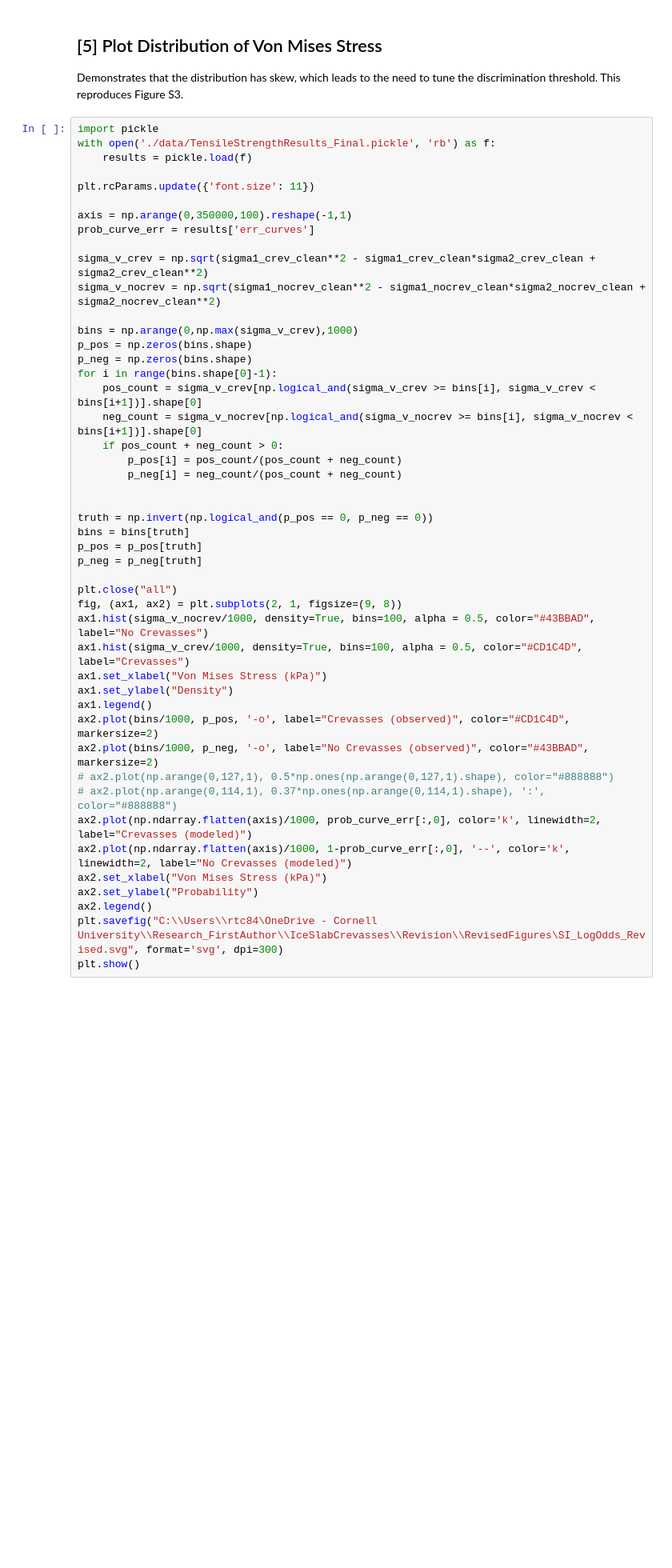
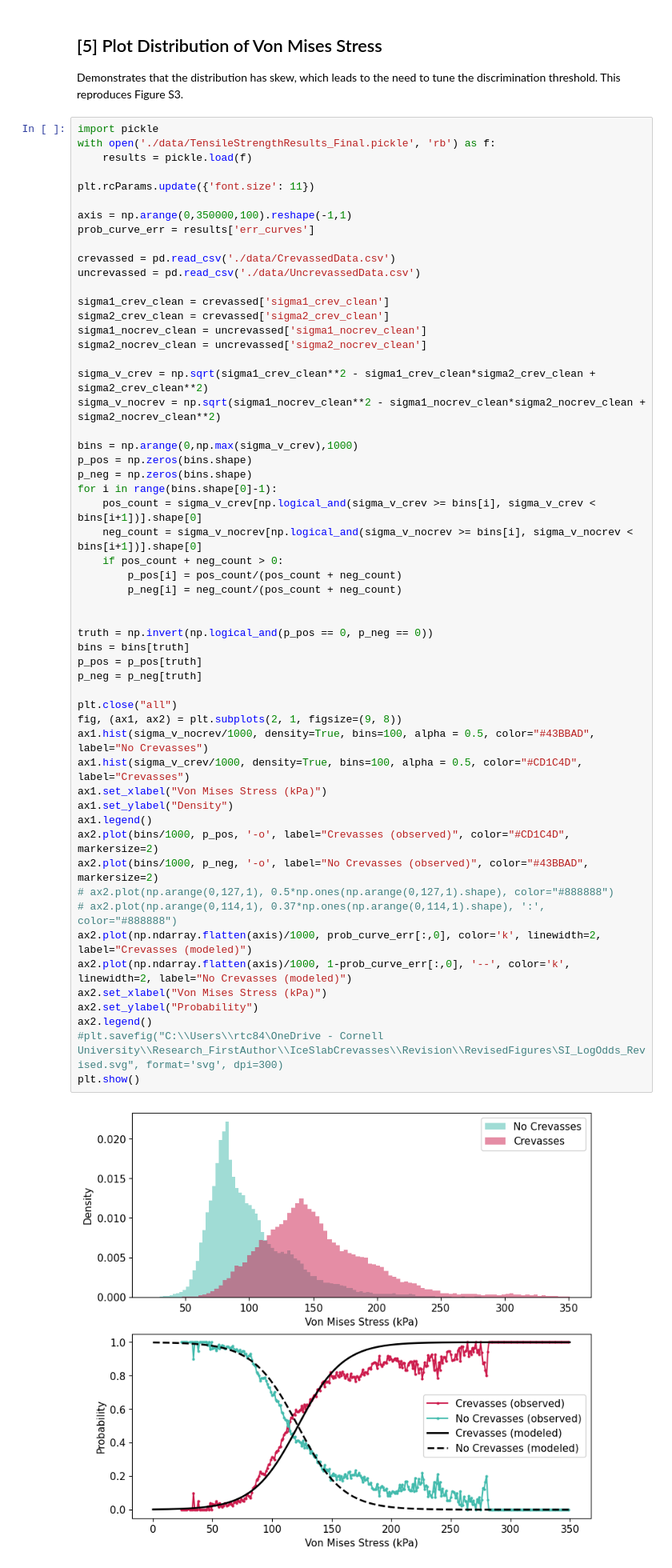
Before and after one commit to rtculberg/GrISCrevassePrediction, a Jupyter notebook: g_TensileStrengthPlots.ipynb, the cells around one changed output. Shown: that part at 80% size. Cells and saved outputs as stored; diff of their text form; blank space fills up the shorter version.

```diff
--- a/g_TensileStrengthPlots.ipynb
+++ b/g_TensileStrengthPlots.ipynb
@@ -709,6 +709,14 @@ plt.rcParams.update({'font.size': 11})
 
 axis = np.arange(0,350000,100).reshape(-1,1)
 prob_curve_err = results['err_curves']
+
+crevassed = pd.read_csv('./data/CrevassedData.csv')
+uncrevassed = pd.read_csv('./data/UncrevassedData.csv')
+
+sigma1_crev_clean = crevassed['sigma1_crev_clean']
+sigma2_crev_clean = crevassed['sigma2_crev_clean']
+sigma1_nocrev_clean = uncrevassed['sigma1_nocrev_clean']
+sigma2_nocrev_clean = uncrevassed['sigma2_nocrev_clean']
 
 sigma_v_crev = np.sqrt(sigma1_crev_clean**2 - sigma1_crev_clean*sigma2_crev_clean + sigma2_crev_clean**2)
 sigma_v_nocrev = np.sqrt(sigma1_nocrev_clean**2 - sigma1_nocrev_clean*sigma2_nocrev_clean + sigma2_nocrev_clean**2)
@@ -719,31 +727,33 @@ p_neg = np.zeros(bins.shape)
 for i in range(bins.shape[0]-1):
     pos_count = sigma_v_crev[np.logical_and(sigma_v_crev >= bins[i], sigma_v_crev < bins[i+1])].shape[0]
     neg_count = sigma_v_nocrev[np.logical_and(sigma_v_nocrev >= bins[i], sigma_v_nocrev < bins[i+1])].shape[0]
     if pos_count + neg_count > 0:
         p_pos[i] = pos_count/(pos_count + neg_count)
         p_neg[i] = neg_count/(pos_count + neg_count)
 
 
 truth = np.invert(np.logical_and(p_pos == 0, p_neg == 0))
 bins = bins[truth]
 p_pos = p_pos[truth]
 p_neg = p_neg[truth]
 
 plt.close("all")
 fig, (ax1, ax2) = plt.subplots(2, 1, figsize=(9, 8))
 ax1.hist(sigma_v_nocrev/1000, density=True, bins=100, alpha = 0.5, color="#43BBAD", label="No Crevasses")
 ax1.hist(sigma_v_crev/1000, density=True, bins=100, alpha = 0.5, color="#CD1C4D", label="Crevasses")
 ax1.set_xlabel("Von Mises Stress (kPa)")
 ax1.set_ylabel("Density")
 ax1.legend()
 ax2.plot(bins/1000, p_pos, '-o', label="Crevasses (observed)", color="#CD1C4D", markersize=2)
 ax2.plot(bins/1000, p_neg, '-o', label="No Crevasses (observed)", color="#43BBAD", markersize=2)
 # ax2.plot(np.arange(0,127,1), 0.5*np.ones(np.arange(0,127,1).shape), color="#888888")
 # ax2.plot(np.arange(0,114,1), 0.37*np.ones(np.arange(0,114,1).shape), ':', color="#888888")
 ax2.plot(np.ndarray.flatten(axis)/1000, prob_curve_err[:,0], color='k', linewidth=2, label="Crevasses (modeled)")
 ax2.plot(np.ndarray.flatten(axis)/1000, 1-prob_curve_err[:,0], '--', color='k', linewidth=2, label="No Crevasses (modeled)")
 ax2.set_xlabel("Von Mises Stress (kPa)")
 ax2.set_ylabel("Probability")
 ax2.legend()
-plt.savefig("C:\\Users\\rtc84\OneDrive - Cornell University\\Research_FirstAuthor\\IceSlabCrevasses\\Revision\\RevisedFigures\SI_LogOdds_Revised.svg", format='svg', dpi=300)
+#plt.savefig("C:\\Users\\rtc84\OneDrive - Cornell University\\Research_FirstAuthor\\IceSlabCrevasses\\Revision\\RevisedFigures\SI_LogOdds_Revised.svg", format='svg', dpi=300)
 plt.show()
+# %% [output]
+[figure, added]
```
Also changed, not shown: parts of 6 cells of this notebook, 5 other files.
